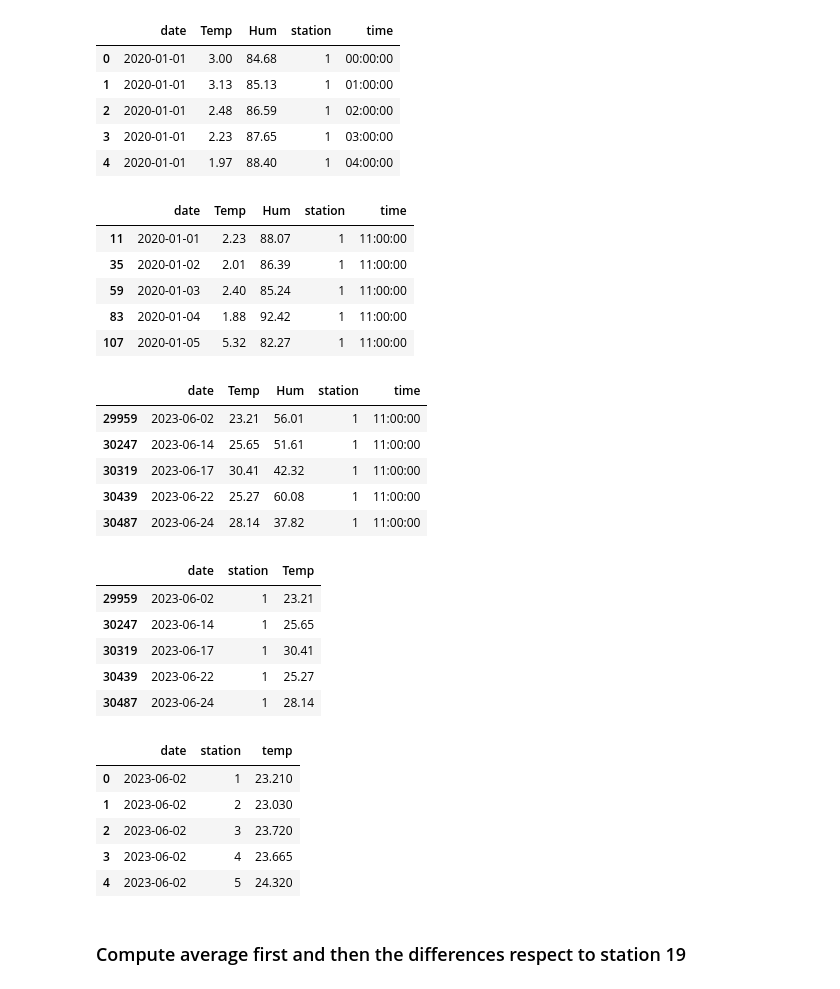
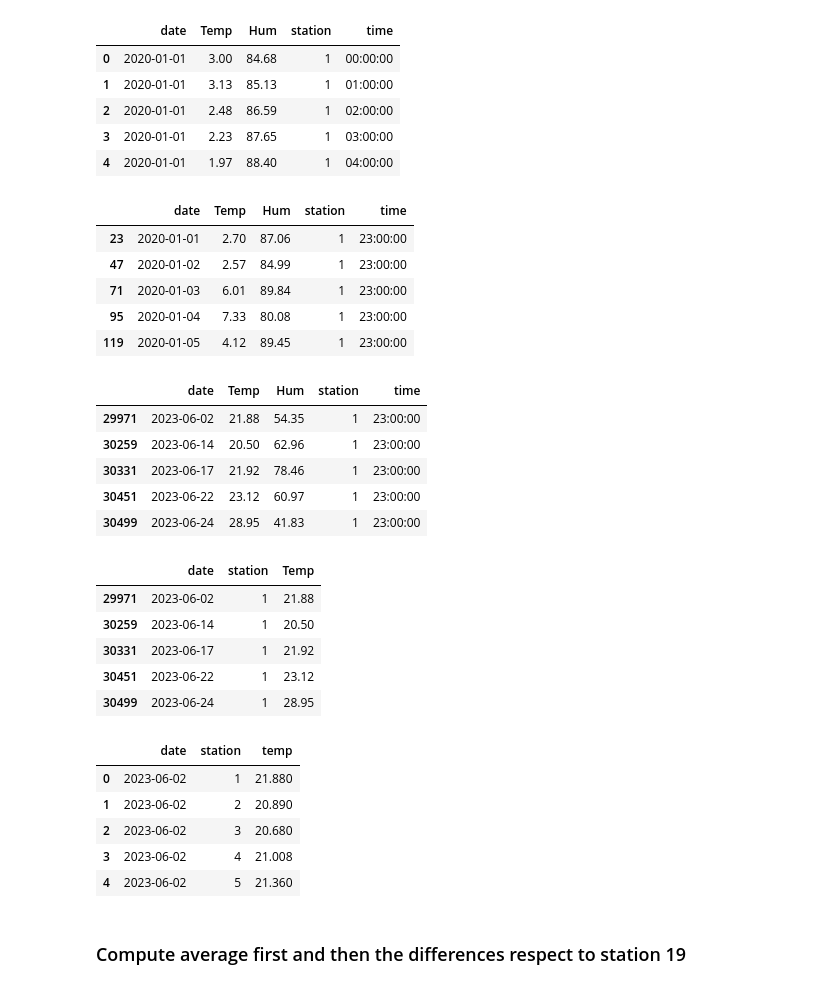
Before and after one commit to ayubero/uhi, a Jupyter notebook: zaragoza/bd_ayuntamiento/preprocessing.ipynb, the cells around one changed output. Drawn from its saved outputs; the diff is of its cells as text; code cells hidden in the pictures.

```diff
--- a/zaragoza/bd_ayuntamiento/preprocessing.ipynb
+++ b/zaragoza/bd_ayuntamiento/preprocessing.ipynb
@@ -112,15 +112,15 @@ temperatures.head()
 | 3 | 2020-01-01 | 2.23 | 87.65 | 1 | 03:00:00 |
 | 4 | 2020-01-01 | 1.97 | 88.40 | 1 | 04:00:00 |
 # %%
-temperatures = temperatures[temperatures['time'] == '11:00:00']
+temperatures = temperatures[temperatures['time'] == '23:00:00']
 temperatures.head()
 # %% [output]
 |  | date | Temp | Hum | station | time |
-| 11 | 2020-01-01 | 2.23 | 88.07 | 1 | 11:00:00 |
-| 35 | 2020-01-02 | 2.01 | 86.39 | 1 | 11:00:00 |
-| 59 | 2020-01-03 | 2.40 | 85.24 | 1 | 11:00:00 |
-| 83 | 2020-01-04 | 1.88 | 92.42 | 1 | 11:00:00 |
-| 107 | 2020-01-05 | 5.32 | 82.27 | 1 | 11:00:00 |
+| 23 | 2020-01-01 | 2.70 | 87.06 | 1 | 23:00:00 |
+| 47 | 2020-01-02 | 2.57 | 84.99 | 1 | 23:00:00 |
+| 71 | 2020-01-03 | 6.01 | 89.84 | 1 | 23:00:00 |
+| 95 | 2020-01-04 | 7.33 | 80.08 | 1 | 23:00:00 |
+| 119 | 2020-01-05 | 4.12 | 89.45 | 1 | 23:00:00 |
 # %%
 dates = [
     "2023-06-02",
@@ -154,21 +154,21 @@ temperatures = temperatures[temperatures['date'].isin(dates)]
 temperatures.head()
 # %% [output]
 |  | date | Temp | Hum | station | time |
-| 29959 | 2023-06-02 | 23.21 | 56.01 | 1 | 11:00:00 |
-| 30247 | 2023-06-14 | 25.65 | 51.61 | 1 | 11:00:00 |
-| 30319 | 2023-06-17 | 30.41 | 42.32 | 1 | 11:00:00 |
-| 30439 | 2023-06-22 | 25.27 | 60.08 | 1 | 11:00:00 |
-| 30487 | 2023-06-24 | 28.14 | 37.82 | 1 | 11:00:00 |
+| 29971 | 2023-06-02 | 21.88 | 54.35 | 1 | 23:00:00 |
+| 30259 | 2023-06-14 | 20.50 | 62.96 | 1 | 23:00:00 |
+| 30331 | 2023-06-17 | 21.92 | 78.46 | 1 | 23:00:00 |
+| 30451 | 2023-06-22 | 23.12 | 60.97 | 1 | 23:00:00 |
+| 30499 | 2023-06-24 | 28.95 | 41.83 | 1 | 23:00:00 |
 # %%
 temperatures = temperatures[['date', 'station', 'Temp']]
 temperatures.head()
 # %% [output]
 |  | date | station | Temp |
-| 29959 | 2023-06-02 | 1 | 23.21 |
-| 30247 | 2023-06-14 | 1 | 25.65 |
-| 30319 | 2023-06-17 | 1 | 30.41 |
-| 30439 | 2023-06-22 | 1 | 25.27 |
-| 30487 | 2023-06-24 | 1 | 28.14 |
+| 29971 | 2023-06-02 | 1 | 21.88 |
+| 30259 | 2023-06-14 | 1 | 20.50 |
+| 30331 | 2023-06-17 | 1 | 21.92 |
+| 30451 | 2023-06-22 | 1 | 23.12 |
+| 30499 | 2023-06-24 | 1 | 28.95 |
 # %%
 # Sort the dataframe by the 'date' column
 temperatures = temperatures.sort_values(by=['date', 'station'])
@@ -182,11 +182,11 @@ temperatures.columns = ['date', 'station', 'temp']
 temperatures.head()
 # %% [output]
 |  | date | station | temp |
-| 0 | 2023-06-02 | 1 | 23.210 |
-| 1 | 2023-06-02 | 2 | 23.030 |
-| 2 | 2023-06-02 | 3 | 23.720 |
-| 3 | 2023-06-02 | 4 | 23.665 |
-| 4 | 2023-06-02 | 5 | 24.320 |
+| 0 | 2023-06-02 | 1 | 21.880 |
+| 1 | 2023-06-02 | 2 | 20.890 |
+| 2 | 2023-06-02 | 3 | 20.680 |
+| 3 | 2023-06-02 | 4 | 21.008 |
+| 4 | 2023-06-02 | 5 | 21.360 |
 # %% [markdown]
 ### Compute average first and then the differences respect to station 19
 # %%
```
Also changed, not shown: parts of 6 cells of this notebook, 5 other files.
